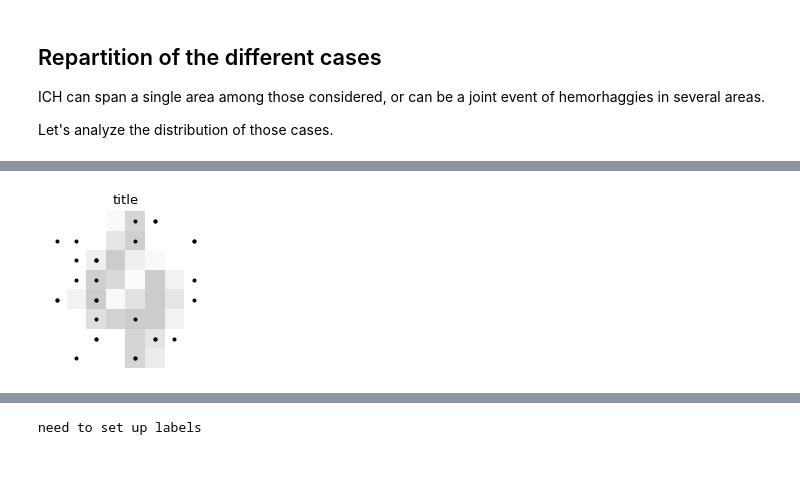
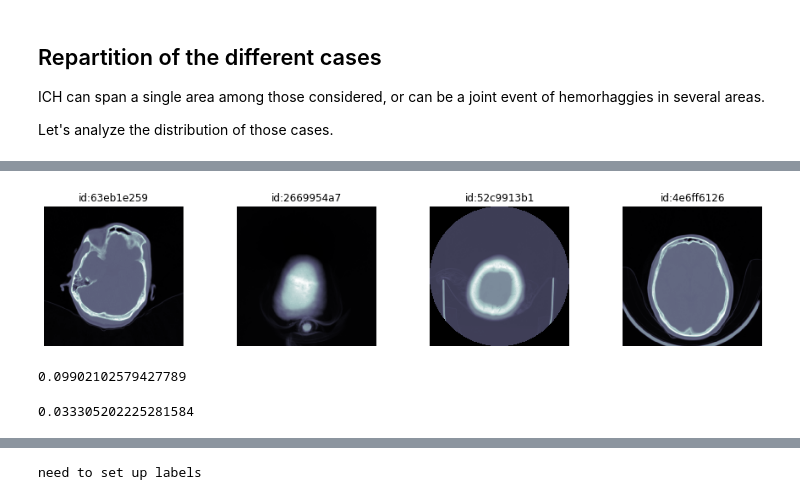
Before and after one commit to yzerlaut/hemorrhage_detection, a Jupyter notebook: notebook.ipynb, the cells around one changed output, grey strips where cells are left out. Cells and saved outputs as stored; diff of their text form; code cells hidden in the pictures; blank space fills up the shorter version.

```diff
--- a/notebook.ipynb
+++ b/notebook.ipynb
@@ -98,17 +99,11 @@ fig, AX = mg.figure(axes=(1,7), figsize=(.7,.7), wspace=4.)
 for ax, label, abrv in zip(AX,
                            ['any']+LOCS,
                            ['ICH']+A_LOCS):
-    mg.hist(DF_train[label], bins=[-.5,.5,1.5],
-            axes_args=dict(spines=['bottom'], xticks=[0,1], xticks_labels=['no-ICH', 'ICH'], xticks_rotation=30),
-            ax=ax, title='%s (%s)' % (label, abrv), lw=0.5)
-    mg.annotate(ax, 'n=%i\n%.1f%%' % (np.sum(DF_train[label]==0),100.*np.sum(DF_train[label]==0)/len(DF_train[label])),
-                (0,150000), xycoords='data', rotation=90, va='bottom', ha='center')
-    mg.annotate(ax, 'n=%i\n%.1f%%' % (np.sum(DF_train[label]==1),100.*np.sum(DF_train[label]==1)/len(DF_train[label])),
-                (1,150000), xycoords='data', rotation=90, va='bottom', ha='center')
+    mg.hist(DF[label], bins=[-.5,.5,1.5], axes_args=dict(spines=['bottom'], xticks=[0,1], xticks_labels=['no-ICH', 'ICH'], xticks_rotation=30), ax=ax, title='%s (%s)' % (label, abrv), lw=0.5)
+    mg.annotate(ax, 'n=%i\n%.1f%%' % (np.sum(DF[label]==0),100.*np.sum(DF[label]==0)/len(DF[label])), (0,150000), xycoords='data', rotation=90, va='bottom', ha='center')
+    mg.annotate(ax, 'n=%i\n%.1f%%' % (np.sum(DF[label]==1),100.*np.sum(DF[label]==1)/len(DF[label])), (1,150000), xycoords='data', rotation=90, va='bottom', ha='center')
 
-mg.bar(np.array([np.sum(DF_train[label])/1e3 for label in LOCS]), ax=AX[6], ylabel='count (x10$^3$)',
-       title='any (ICH)',
-        axes_args=dict(xticks=range(len(A_LOCS)),xticks_labels=A_LOCS, xticks_rotation=70));
+mg.bar(np.array([np.sum(DF[label])/1e3 for label in LOCS]), ax=AX[6], ylabel='count (x10$^3$)', title='any (ICH)', axes_args=dict(xticks=range(len(A_LOCS)),xticks_labels=A_LOCS, xticks_rotation=70));
 # %% [output]
 [figure]
 # %% [markdown]
@@ -152,12 +148 @@ nICH = np.sum(DF_train['any']==1) # number of ICH cases
 percentages = np.array(CASES_COUNT)*100./nICH
-# %%
-# a complete view of the different cases
-percentage = np.array(CASES_COUNT)*100./nICH
-ax = mg.bar(percentage, yerr=0., ylabel='fraction (%)',
-       axes_args=dict(xticks=range(len(ABREV)), xticks_labels=ABREV, xticks_rotation=75),
-       title='distribution of ICH cases', fig_args=dict(figsize=(3,1)))
-for i, n in enumerate(CASES_COUNT):
-    if n<8000:
-        mg.annotate(ax, 'n=%i' % n, (i,10), xycoords='data', rotation=90, ha='center')
-    else:
-        mg.annotate(ax, 'n=%i' % n, (i,1), xycoords='data', rotation=90, ha='center')
@@ -183,5 +149,44 @@ mg.pie([np.sum(percentages[np.array(CASE_nICH)==ii]) for ii in range(2,6)],
-# %%
-%run graphs/my_graph.py
-mg = graphs('notebook')
-# %% [output]
-[figure, removed]
+# %%
+def load_image(ID,
+               folder='/media/DATA/rsna-intracranial-hemorrhage-detection'):
+    ds = pydicom.dcmread(os.path.join(folder, 'ID_%s.dcm' % ID))
+    return ds.pixel_array
+
+fig, AX = mg.figure(axes=(1,4))
+for i, ax in enumerate(AX):
+    mg.image(load_image(DF['ID'][12+i]), cmap=mg.bone, ax=ax, title='id:'+DF['ID'][i])
+# %% [output]
+[figure, added]
+# %%
+from sklearn.metrics import log_loss
+
+def multilabel_log_loss(DF_true, DF_pred,
+                        weights={'any':2., 'epidural':1.,'intraparenchymal':1.,'intraventricular':1.,
+                                'subarachnoid':1.,'subdural':1.}):
+    """ the competition has a custom metrics based on log loss """
+    MultiLogLoss, weight_factor = 0, 0
+    for key in weights:
+        MultiLogLoss = weights[key]*log_loss(DF_true[key], DF_pred[key])
+        weight_factor += weights[key]
+    return MultiLogLoss/weight_factor
+
+multilabel_log_loss(DF.loc[:5000], DF_test.loc[:5000])
+# %% [output]
+0.09902102579427789
+# %%
+## the simplest model possible: just compute a porbability prediction from the occurence within the training set
+Nfull, Ntrain = DF.count()[0], int(.75*DF.count()[0])
+DF_train, DF_valid = DF.loc[:Ntrain], DF.loc[Ntrain:]
+
+probas = {}
+for key in LOCS+['any']:
+    probas[key] = np.sum(DF_train[key]==1)/Ntrain
+
+DF_pred = DF_valid.copy()
+
+for key in LOCS+['any']:
+    DF_pred[key] = probas[key]
+    DF_test[key] = probas[key]
+print(multilabel_log_loss(DF_valid, DF_pred))
+# %% [output]
+0.033305202225281584
```
Also changed, not shown: parts of 12 cells of this notebook.
